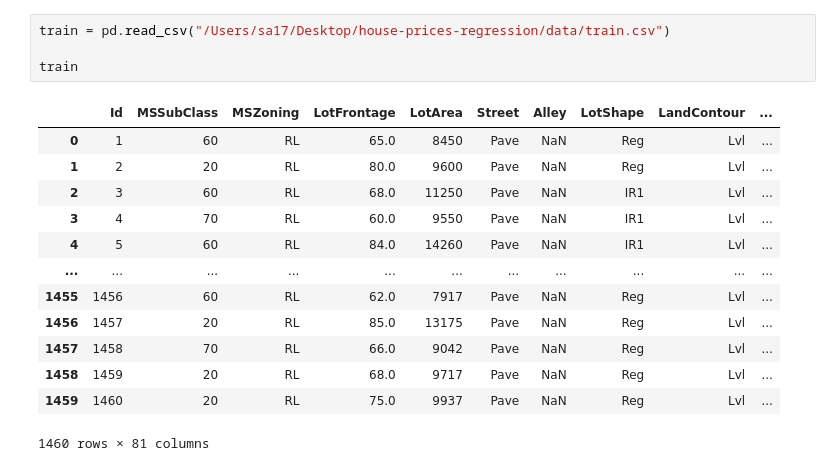
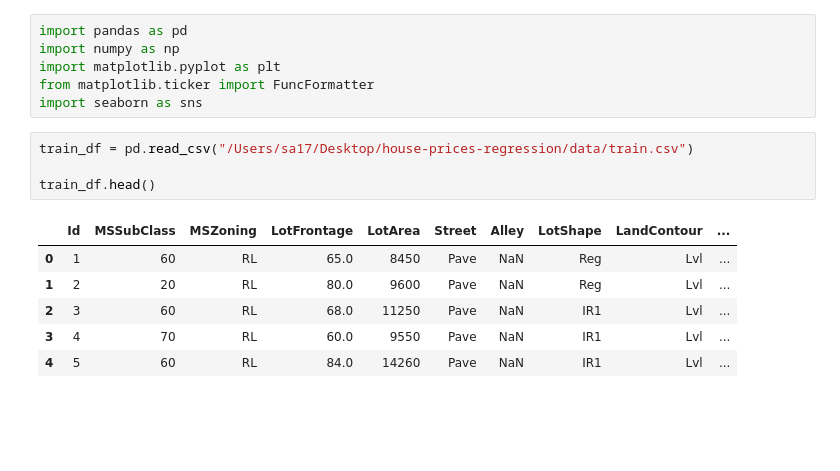
Before and after one commit to khadazhaia/house-prices-regression, a Jupyter notebook: code/01eda.ipynb, the cells around one changed output. Cells and saved outputs as stored; diff of their text form; blank space fills up the shorter version.

```diff
--- a/code/01eda.ipynb
+++ b/code/01eda.ipynb
@@ -3,18 +18,17 @@ import pandas as pd
+# %%
+import pandas as pd
+import numpy as np
+import matplotlib.pyplot as plt
+from matplotlib.ticker import FuncFormatter
+import seaborn as sns
 # %%
-train = pd.read_csv("/Users/sa17/Desktop/house-prices-regression/data/train.csv")
+train_df = pd.read_csv("/Users/sa17/Desktop/house-prices-regression/data/train.csv")
 
-train
+train_df.head()
 # %% [output]
 |  | Id | MSSubClass | MSZoning | LotFrontage | LotArea | Street | Alley | LotShape | LandContour | ... |
 | 0 | 1 | 60 | RL | 65.0 | 8450 | Pave | NaN | Reg | Lvl | ... |
 | 1 | 2 | 20 | RL | 80.0 | 9600 | Pave | NaN | Reg | Lvl | ... |
 | 2 | 3 | 60 | RL | 68.0 | 11250 | Pave | NaN | IR1 | Lvl | ... |
 | 3 | 4 | 70 | RL | 60.0 | 9550 | Pave | NaN | IR1 | Lvl | ... |
 | 4 | 5 | 60 | RL | 84.0 | 14260 | Pave | NaN | IR1 | Lvl | ... |
-| ... | ... | ... | ... | ... | ... | ... | ... | ... | ... | ... |
-| 1455 | 1456 | 60 | RL | 62.0 | 7917 | Pave | NaN | Reg | Lvl | ... |
-| 1456 | 1457 | 20 | RL | 85.0 | 13175 | Pave | NaN | Reg | Lvl | ... |
-| 1457 | 1458 | 70 | RL | 66.0 | 9042 | Pave | NaN | Reg | Lvl | ... |
-| 1458 | 1459 | 20 | RL | 68.0 | 9717 | Pave | NaN | Reg | Lvl | ... |
-| 1459 | 1460 | 20 | RL | 75.0 | 9937 | Pave | NaN | Reg | Lvl | ... |
-1460 rows × 81 columns
```
Also changed, not shown: parts of 20 cells of this notebook.
